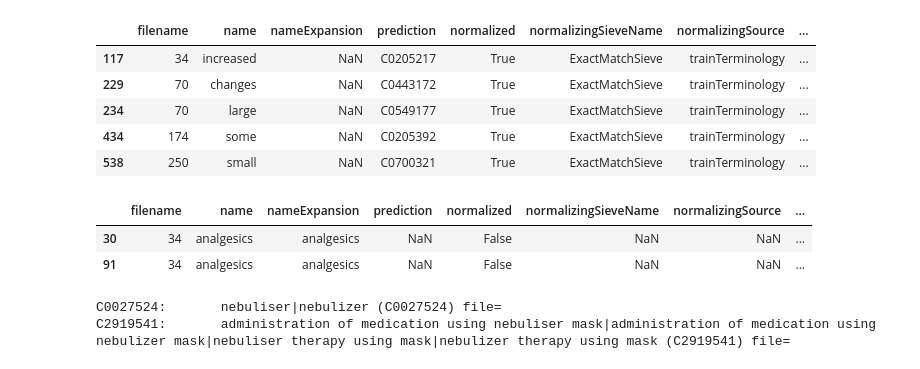
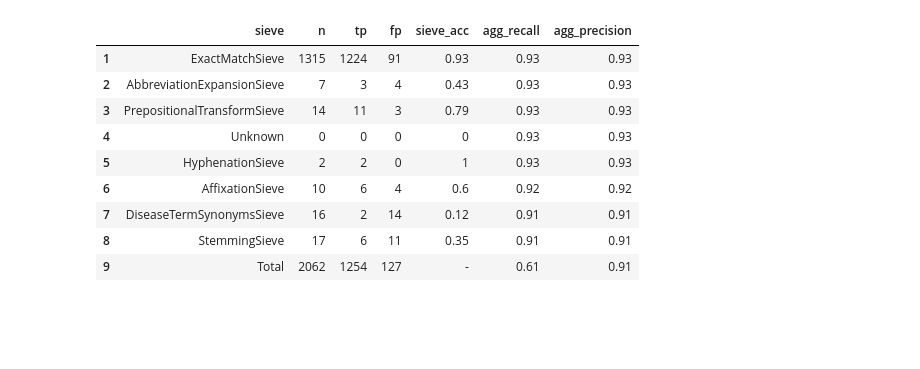
Before and after one commit to etfrenchvcu/disorder-normalizer, a Jupyter notebook: scripts/evaluate.ipynb, the cells around one changed output. Drawn from its saved outputs; the diff is of its cells as text; code cells hidden in the pictures; blank space fills up the shorter version.

```diff
--- a/scripts/evaluate.ipynb
+++ b/scripts/evaluate.ipynb
@@ -58,0 +109,25 @@ def lookup(cui, dic):
+# %%
+%%time
+# Setup: Load terminology into dictionary, train, test, and results
+dataset = 'n2c2'
+cuiName, nameCui = readTerminology(f'../resources/{dataset}_terminology.txt')
+train = readAnnotations(f'../{dataset}-data/train')
+test = readAnnotations(f'../{dataset}-data/test')
+results = pd.read_csv(f'../{dataset}-data/output/results.txt',sep='\t')
+
+# Load semantic type map
+cuis = list(set(list(results.goldCui) + list(results.prediction)))
+cuiType = readCuiType(cuis)
+
+# Create analysis dataframe
+cols = ['normalized','normalizingSource','normalizingSieveName','name','prediction','goldCui','namePermutations']
+analysis = results[cols]
+analysis = analysis.assign(goldNames=[['CUI-less'] if c=='CUI-less' else cuiName[c] if c in cuiName else ['Missing'] for c in results.goldCui])
+analysis = analysis.assign(goldTypes=[cuiType[c] if c in cuiType else ['Missing'] for c in results.goldCui])
+analysis = analysis.assign(predTypes=[cuiType[c] if c in cuiType else ['Missing'] for c in results.prediction])
+
+# Sanity checks
+assert len(analysis[analysis.normalized & (analysis.predTypes=='Missing')])==0, 'Predicted CUI missing ST'
+assert len(analysis[(analysis.goldCui != 'CUI-less') & analysis.goldTypes=='Missing'])==0, 'Gold CUI missing ST'
+assert len(analysis[analysis.goldNames=='Missing'])==0, 'Gold names missing'
+assert len(analysis[analysis.goldTypes=='Missing'])==0, 'Gold types missing'
@@ -59,6 +176,14 @@ def lookup(cui, dic):
 # %%
-# # NCBI results
-# pred_path = '../ncbi-data/output'
-# gold_path = '../ncbi-data/test'
-# results = pd.read_csv(f'{pred_path}/results.txt',sep='\t')
-# sieveResults(results)
+# results = pd.read_csv(f'../{dataset}-data/output/results.txt',sep='\t')
+sieveResults(results)
+# %% [output]
+|  | sieve | n | tp | fp | sieve_acc | agg_recall | agg_precision |
+| 1 | ExactMatchSieve | 1315 | 1224 | 91 | 0.93 | 0.93 | 0.93 |
+| 2 | AbbreviationExpansionSieve | 7 | 3 | 4 | 0.43 | 0.93 | 0.93 |
+| 3 | PrepositionalTransformSieve | 14 | 11 | 3 | 0.79 | 0.93 | 0.93 |
+| 4 | Unknown | 0 | 0 | 0 | 0 | 0.93 | 0.93 |
+| 5 | HyphenationSieve | 2 | 2 | 0 | 1 | 0.93 | 0.93 |
+| 6 | AffixationSieve | 10 | 6 | 4 | 0.6 | 0.92 | 0.92 |
+| 7 | DiseaseTermSynonymsSieve | 16 | 2 | 14 | 0.12 | 0.91 | 0.91 |
+| 8 | StemmingSieve | 17 | 6 | 11 | 0.35 | 0.91 | 0.91 |
+| 9 | Total | 2062 | 1254 | 127 | - | 0.61 | 0.91 |
@@ -73,19 +190 @@ sieveResults(results).to_csv('../results/n2c2_dsouza_sieve_level.csv',sep='|',in
-# %%
-train = pd.read_csv('train.txt',sep='|')
-train[train.STY=='Quantitative Concept'][['CUI','name']].drop_duplicates()
-qc = set(train[train.STY=='Quantitative Concept'].CUI)
-results[results.goldCui.isin(qc)].head()
-# %% [output]
-|  | filename | name | nameExpansion | prediction | normalized | normalizingSieveName | normalizingSource | ... |
-| 117 | 34 | increased | NaN | C0205217 | True | ExactMatchSieve | trainTerminology | ... |
-| 229 | 70 | changes | NaN | C0443172 | True | ExactMatchSieve | trainTerminology | ... |
-| 234 | 70 | large | NaN | C0549177 | True | ExactMatchSieve | trainTerminology | ... |
-| 434 | 174 | some | NaN | C0205392 | True | ExactMatchSieve | trainTerminology | ... |
-| 538 | 250 | small | NaN | C0700321 | True | ExactMatchSieve | trainTerminology | ... |
-# %%
-results[results.goldCui=='C0002771']
-# %% [output]
-|  | filename | name | nameExpansion | prediction | normalized | normalizingSieveName | normalizingSource | ... |
-| 30 | 34 | analgesics | analgesics | NaN | False | NaN | NaN | ... |
-| 91 | 34 | analgesics | analgesics | NaN | False | NaN | NaN | ... |
 # %%
@@ -93,8 +191,0 @@ results[results.goldCui=='C0002771']
-# %%
-lookup('C0027524', terminology)
-lookup('C2919541', terminology)
-# lookup('C0232172',train)
-# results[results.goldCui=='C0086439']
-# %% [output]
-C0027524:       nebuliser|nebulizer (C0027524) file=
-C2919541:       administration of medication using nebuliser mask|administration of medication using nebulizer mask|nebuliser therapy using mask|nebulizer therapy using mask (C2919541) file=
```
Also changed, not shown: parts of 16 cells of this notebook, 7 other files.
